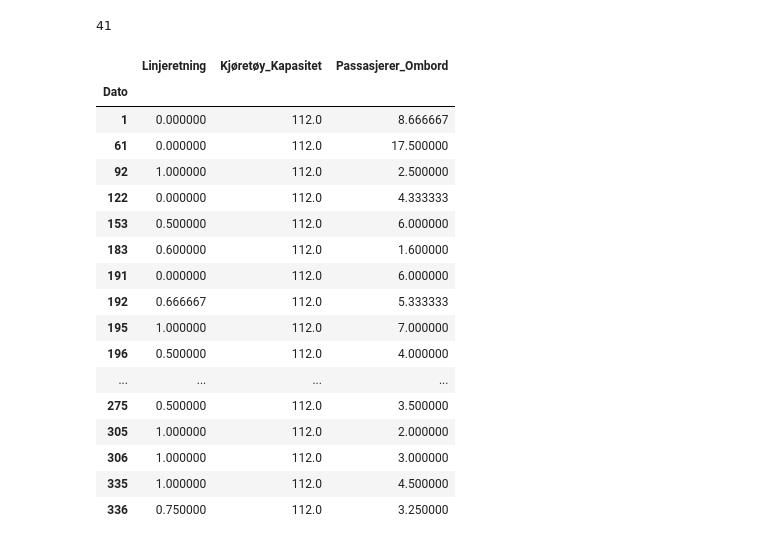
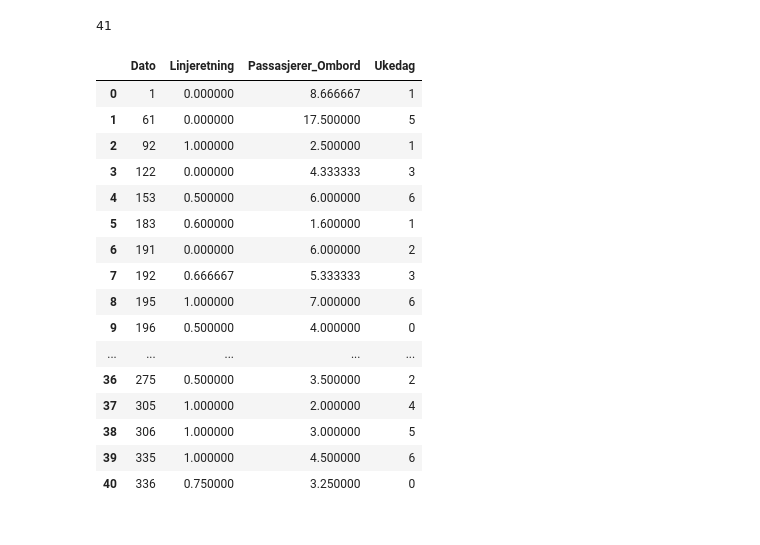
Before and after one commit to ulsin/ai-oblig-2, a Jupyter notebook: oblig2.ipynb, the cells around one changed output. Cells and saved outputs as stored; diff of their text form; code cells hidden in the pictures.

```diff
--- a/oblig2.ipynb
+++ b/oblig2.ipynb
@@ -110,5 +115,5 @@ Name: Linjefylke, dtype: int64
 # %%
-dataf.drop({'Linjetype', 'Linjefylke'}, axis=1, inplace=True)
+dataf.drop({'Linjetype', 'Linjefylke', 'Kjøretøy_Kapasitet', 'Linjenavn'}, axis=1, inplace=True)
 
 dataf.head(1)
 # %% [output]
@@ -165,29 +170,31 @@ print(len(dataf["Dato"].value_counts()))
 # %% [output]
 41
 # %%
-dataf = dataf.groupby('Dato', axis=0).mean()
+dataf = dataf.groupby('Dato', axis=0, as_index=False).mean()
+
+#engineering feature for weekday
+dataf['Ukedag'] = dataf['Dato'] % 7
 
 # dataf = dataf['Passasjerer_Ombord'].agg(np.mean)
 
 dataf
 # %% [output]
-|  | Linjeretning | Kjøretøy_Kapasitet | Passasjerer_Ombord |
-| Dato |  |  |  |
-| 1 | 0.000000 | 112.0 | 8.666667 |
-| 61 | 0.000000 | 112.0 | 17.500000 |
-| 92 | 1.000000 | 112.0 | 2.500000 |
-| 122 | 0.000000 | 112.0 | 4.333333 |
-| 153 | 0.500000 | 112.0 | 6.000000 |
-| 183 | 0.600000 | 112.0 | 1.600000 |
-| 191 | 0.000000 | 112.0 | 6.000000 |
-| 192 | 0.666667 | 112.0 | 5.333333 |
-| 195 | 1.000000 | 112.0 | 7.000000 |
-| 196 | 0.500000 | 112.0 | 4.000000 |
-| ... | ... | ... | ... |
-| 275 | 0.500000 | 112.0 | 3.500000 |
-| 305 | 1.000000 | 112.0 | 2.000000 |
-| 306 | 1.000000 | 112.0 | 3.000000 |
-| 335 | 1.000000 | 112.0 | 4.500000 |
-| 336 | 0.750000 | 112.0 | 3.250000 |
+|  | Dato | Linjeretning | Passasjerer_Ombord | Ukedag |
+| 0 | 1 | 0.000000 | 8.666667 | 1 |
+| 1 | 61 | 0.000000 | 17.500000 | 5 |
+| 2 | 92 | 1.000000 | 2.500000 | 1 |
+| 3 | 122 | 0.000000 | 4.333333 | 3 |
+| 4 | 153 | 0.500000 | 6.000000 | 6 |
+| 5 | 183 | 0.600000 | 1.600000 | 1 |
+| 6 | 191 | 0.000000 | 6.000000 | 2 |
+| 7 | 192 | 0.666667 | 5.333333 | 3 |
+| 8 | 195 | 1.000000 | 7.000000 | 6 |
+| 9 | 196 | 0.500000 | 4.000000 | 0 |
+| ... | ... | ... | ... | ... |
+| 36 | 275 | 0.500000 | 3.500000 | 2 |
+| 37 | 305 | 1.000000 | 2.000000 | 4 |
+| 38 | 306 | 1.000000 | 3.000000 | 5 |
+| 39 | 335 | 1.000000 | 4.500000 | 6 |
+| 40 | 336 | 0.750000 | 3.250000 | 0 |
 # %%
 sns.relplot(x="Dato", y="Passasjerer_Ombord", kind="line", data=dataf)
```
Also changed, not shown: parts of 6 cells of this notebook.
